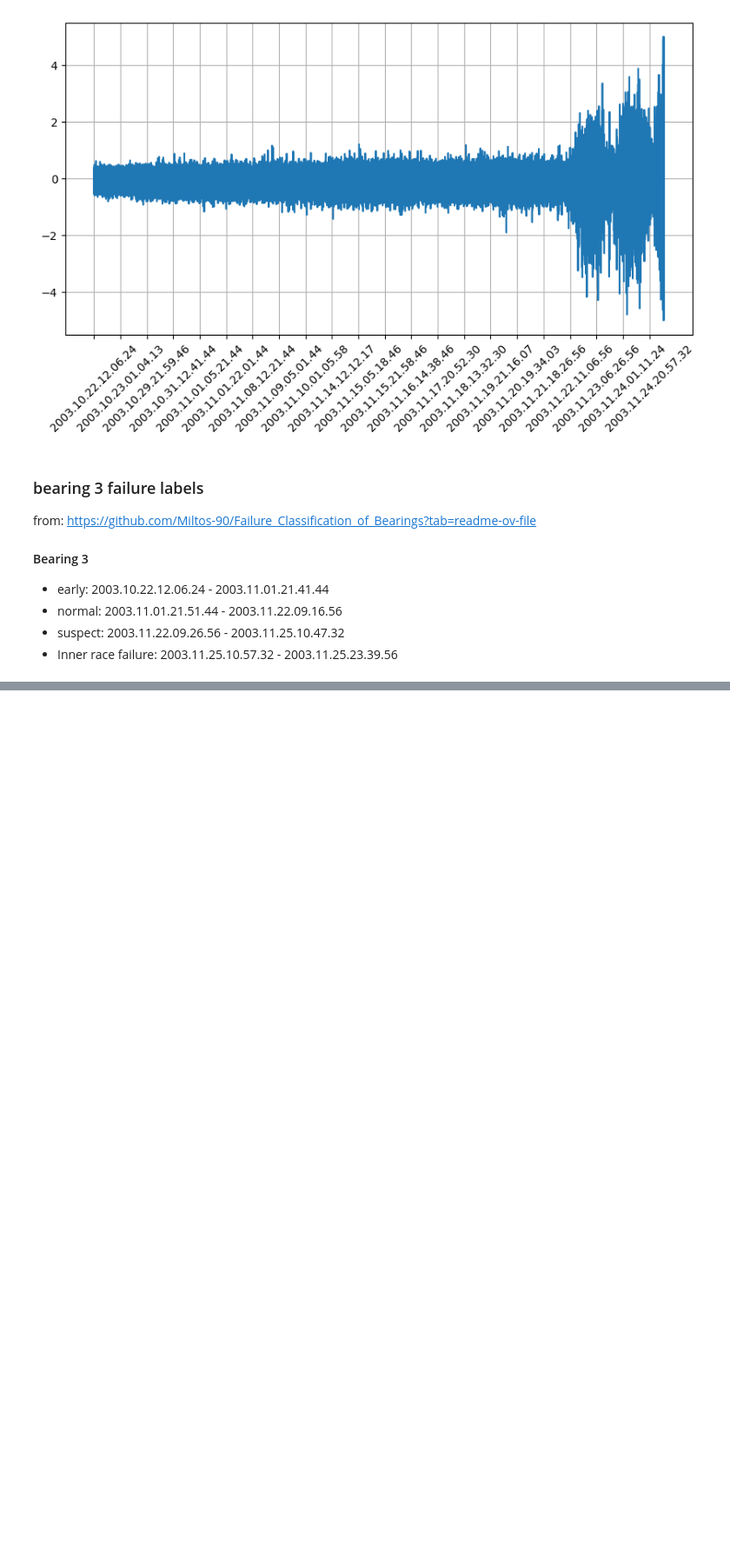
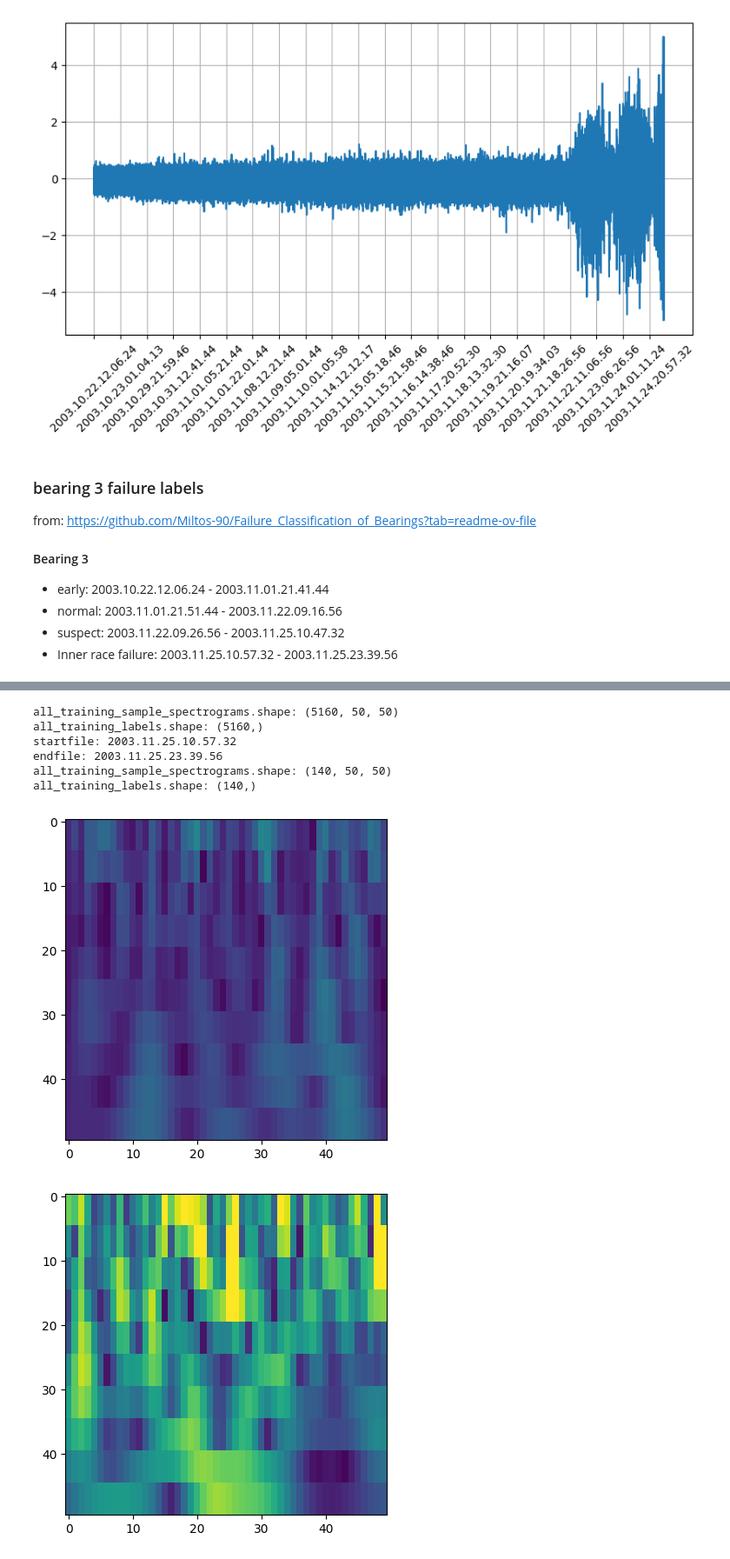
Before and after one commit to bitmorse/bearings-max78000, a Jupyter notebook: make_dataset.ipynb, the cells around one changed output, grey strips where cells are left out. Shown at 87% size. Saved outputs shown, nothing was run; the diff lists cells and outputs as text; code cells hidden in the pictures; blank space fills up the shorter version.

```diff
--- a/make_dataset.ipynb
+++ b/make_dataset.ipynb
@@ -276,60 +235,80 @@ print("Start of failure relative to suspect: %s" % start_of_failure_relative_to_
 # %%
-def create_torch_nasa_spectrograms(experiments_data, experiment_files, name="train", startfile = "2003.11.01.21.51.44", endfile= "2003.11.22.09.16.56", bearing=3, experiment="1", save=False, plot=False):
+def create_torch_nasa_spectrograms(experiments_data, experiment_files, N=SAMPLE_LEN, wins_to_avg=30, name="train", startfile = "2003.11.01.21.51.44", endfile= "2003.11.22.09.16.56", bearing=3, experiment="1", save=False, plot=False):
 
     if startfile.__class__ == str:
         print("startfile: %s" % startfile)
         print("endfile: %s" % endfile)
         index_start = experiments_data[experiment]['bearing%s_keys'%bearing].index(startfile)
         index_end = experiments_data[experiment]['bearing%s_keys'%bearing].index(endfile)
     else:
         index_start = startfile
         index_end = endfile
 
     training_files = experiment_files[experiment][index_start:index_end]
     training_data = experiments_data[experiment]['bearing%s_values'%bearing][index_start:index_end]
     training_data = np.stack(training_data) #each row is 1 second of data, taken every 10 minutes
 
     #generate spectrograms
     all_training_sample_spectrograms = []
     all_training_labels = []
     for i in range(0, len(training_data)):
-        if plot and np.random.rand() > 0.2:
-            #skip 90% of the data if we are plotting
-            continue
-        else:
-            training_sample_window = create_windows(training_data[i], window_type='regular', window_length=640, overlap_length=0)
+        #decimate the data
+        training_sample_windows = create_windows(training_data[i], window_type='rectangular', window_length=N, overlap_length=0)
 
-            for window in training_sample_window:
-                if plot and np.random.rand() > 0.2:
-                    #skip 90% of the data if we are plotting
-                    continue
-                else:
-                    label = training_files[i]
-                    all_training_sample_spectrograms.append(cwt_features(window))
-                    all_training_labels.append(label)
+        for offset in range(0, len(training_sample_windows), wins_to_avg):
+            avg_window = np.mean(training_sample_windows[offset:offset+wins_to_avg], axis=0)
+            avg_window_image = get_image(avg_window)
 
+            #if ther reference value is well chosen, the data needs to be normalised anymore for training
+            # the data will be between 0 and 2
+            # now we just shift it to be between -1 and 1
+            avg_window_image = (avg_window_image-1)
 
-    all_training_sample_spectrograms = np.stack(all_training_sample_spectrograms)
-    all_training_labels = np.stack(all_training_labels)
+            all_training_sample_spectrograms.append(avg_window_image)
+            all_training_labels.append(training_files[i])
+
+    all_training_sample_spectrograms = np.array(all_training_sample_spectrograms)
+    all_training_labels = np.array(all_training_labels)
+
+    print("all_training_sample_spectrograms.shape: %s" % str(all_training_sample_spectrograms.shape))
+    print("all_training_labels.shape: %s" % str(all_training_labels.shape))
 
     if save:
-        print("we have %s normal training samples of %s x %s stft spectrograms" % (all_training_sample_spectrograms.shape[0], all_training_sample_spectrograms.shape[1], all_training_sample_spectrograms.shape[2]))
+        print("we have %s normal training samples of %s x %s spectrograms" % (all_training_sample_spectrograms.shape[0], all_training_sample_spectrograms.shape[1], all_training_sample_spectrograms.shape[2]))
         #save the dataset
         torch.save(all_training_sample_spectrograms, "%s_%s_exp%s_b%s_spectrograms.pt" % (DATASET_NAME,name,experiment,bearing))
         torch.save(all_training_labels, "%s_%s_exp%s_b%s_labels.pt" % (DATASET_NAME,name,experiment,bearing))
         os.system("ls")
 
-    if plot:
-        #create subplot
-        print("Plotting spectrograms")
-        print("We have %s spectrograms" % all_training_sample_spectrograms.shape[0])
-        plt.figure(figsize=(40, 5))
-        for i in range(0, 20):
-            plt.subplot(2, 20, i+1)
-            plt.title(name)
-            plt.imshow(all_training_sample_spectrograms[i],cmap='prism')
 
     return all_training_sample_spectrograms
 
 train = create_torch_nasa_spectrograms(experiments_data, experiment_files, name="train", startfile = normal_start, endfile= real_normal_end, bearing=3, experiment="1", save=False, plot=True)
 test = create_torch_nasa_spectrograms(experiments_data, experiment_files, name="test", startfile = "2003.11.25.10.57.32", endfile= "2003.11.25.23.39.56", bearing=3, experiment="1", save=False, plot=True)
+
+
+#random index of training set
+tridx = np.random.randint(0, len(train))
+teidx = np.random.randint(0, len(test))
+
+plt.imshow(train[tridx], vmax=1, vmin=-1)
+plt.figure()
+plt.imshow(test[teidx], vmax=1, vmin=-1)
+#histograms
+
+plt.figure()
+plt.hist(train[tridx].flatten(), bins=100)
+plt.xlim(-1, 1)
+plt.figure()
+plt.hist(test[teidx].flatten(), bins=100)
+plt.xlim(-1, 1)
+plt.show()
+# %% [output]
+all_training_sample_spectrograms.shape: (5160, 50, 50)
+all_training_labels.shape: (5160,)
+startfile: 2003.11.25.10.57.32
+endfile: 2003.11.25.23.39.56
+all_training_sample_spectrograms.shape: (140, 50, 50)
+all_training_labels.shape: (140,)
+[figure, added]
+[figure, added]
```
Also changed, not shown: parts of 12 cells of this notebook, 4 other files.
